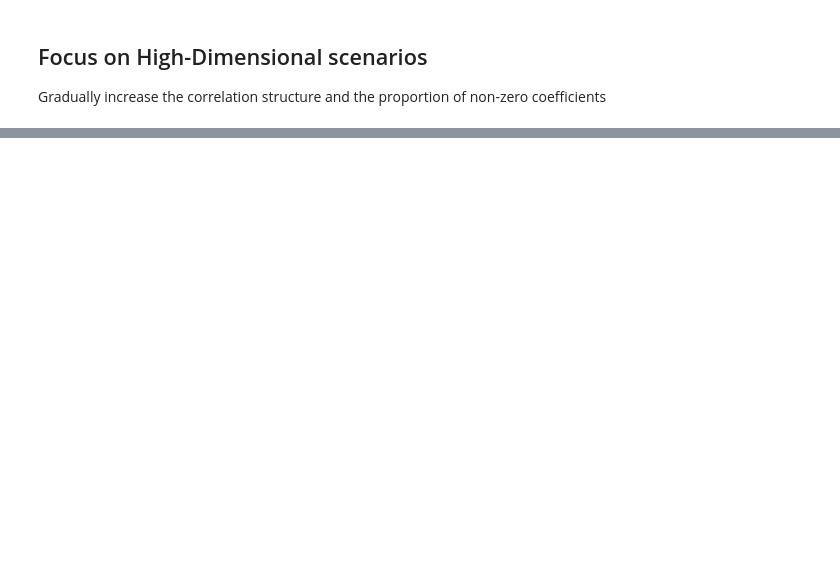
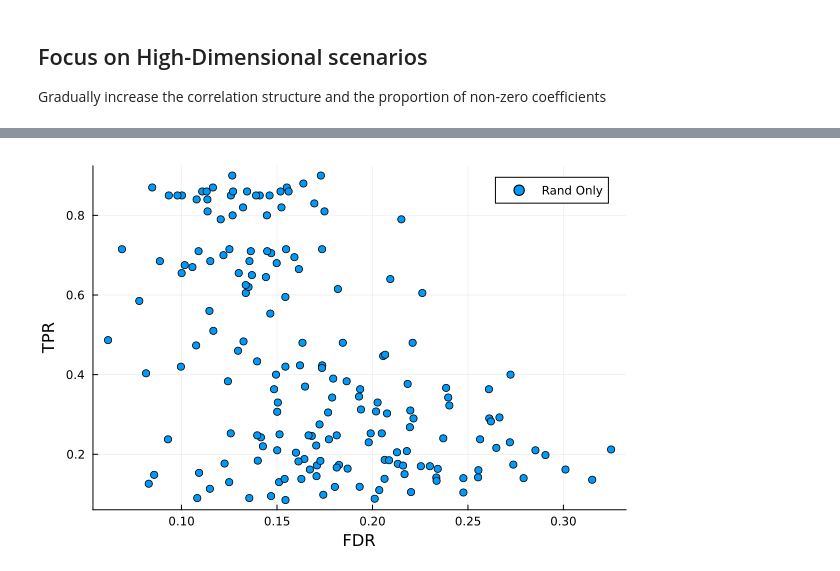
Before and after one commit to marcoelba/SelectiveInference, a Jupyter notebook: src/Comparison_randomisation_ms.ipynb, the cells around one changed output, grey strips where cells are left out. Drawn from its saved outputs; the diff is of its cells as text; code cells hidden in the pictures; blank space fills up the shorter version.

```diff
--- a/src/Comparison_randomisation_ms.ipynb
+++ b/src/Comparison_randomisation_ms.ipynb
@@ -435,0 +338,6 @@ histogram(df_metrics.TPR_Rand, bins=20)
+# %%
+scatter(df_metrics.FDR_rand_only, df_metrics.TPR_rand_only, label="Rand Only")
+xlabel!("FDR")
+ylabel!("TPR")
+# %% [output]
+[figure, added]
```
Also changed, not shown: parts of 33 cells of this notebook, 5 other files.
